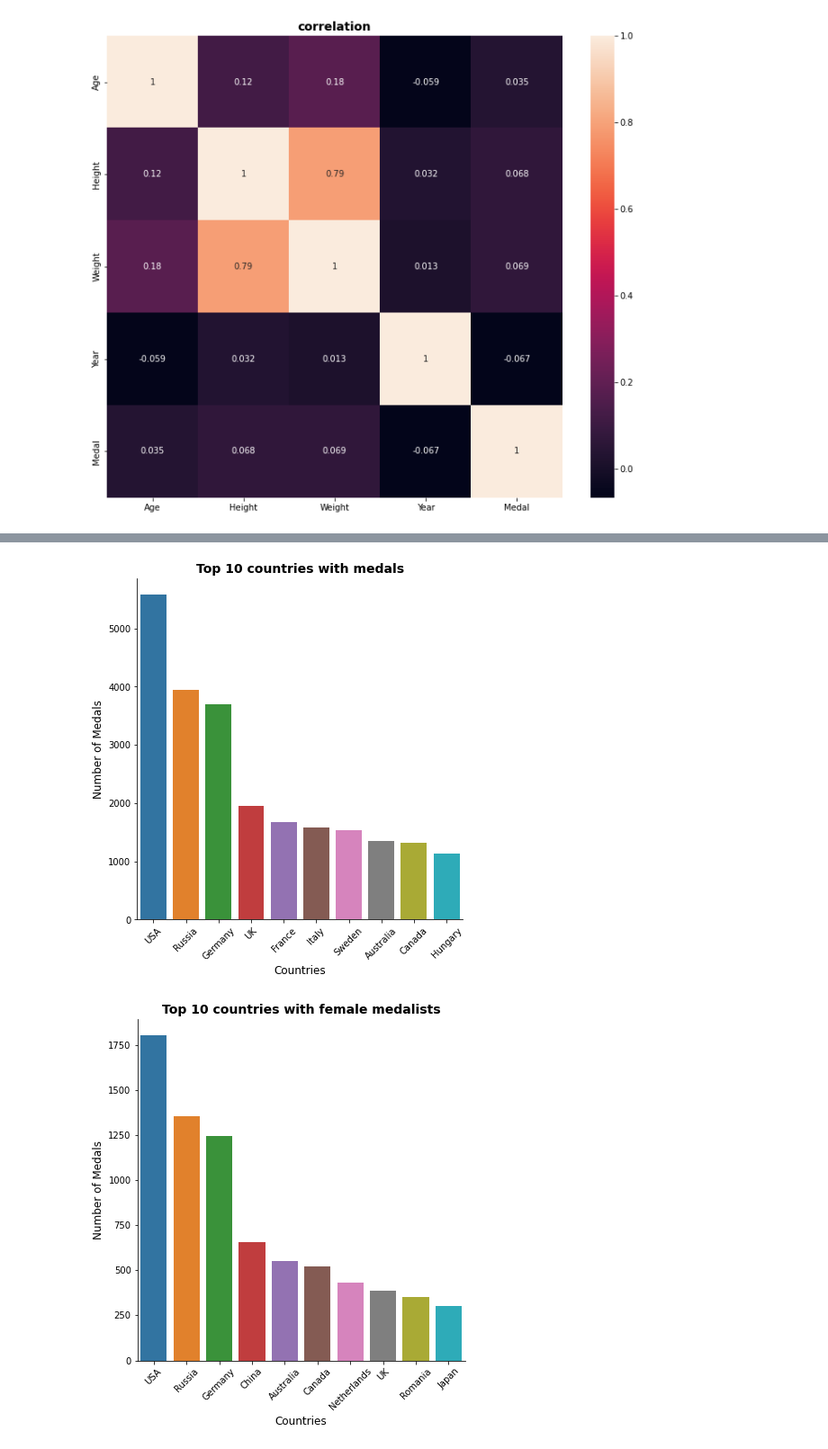
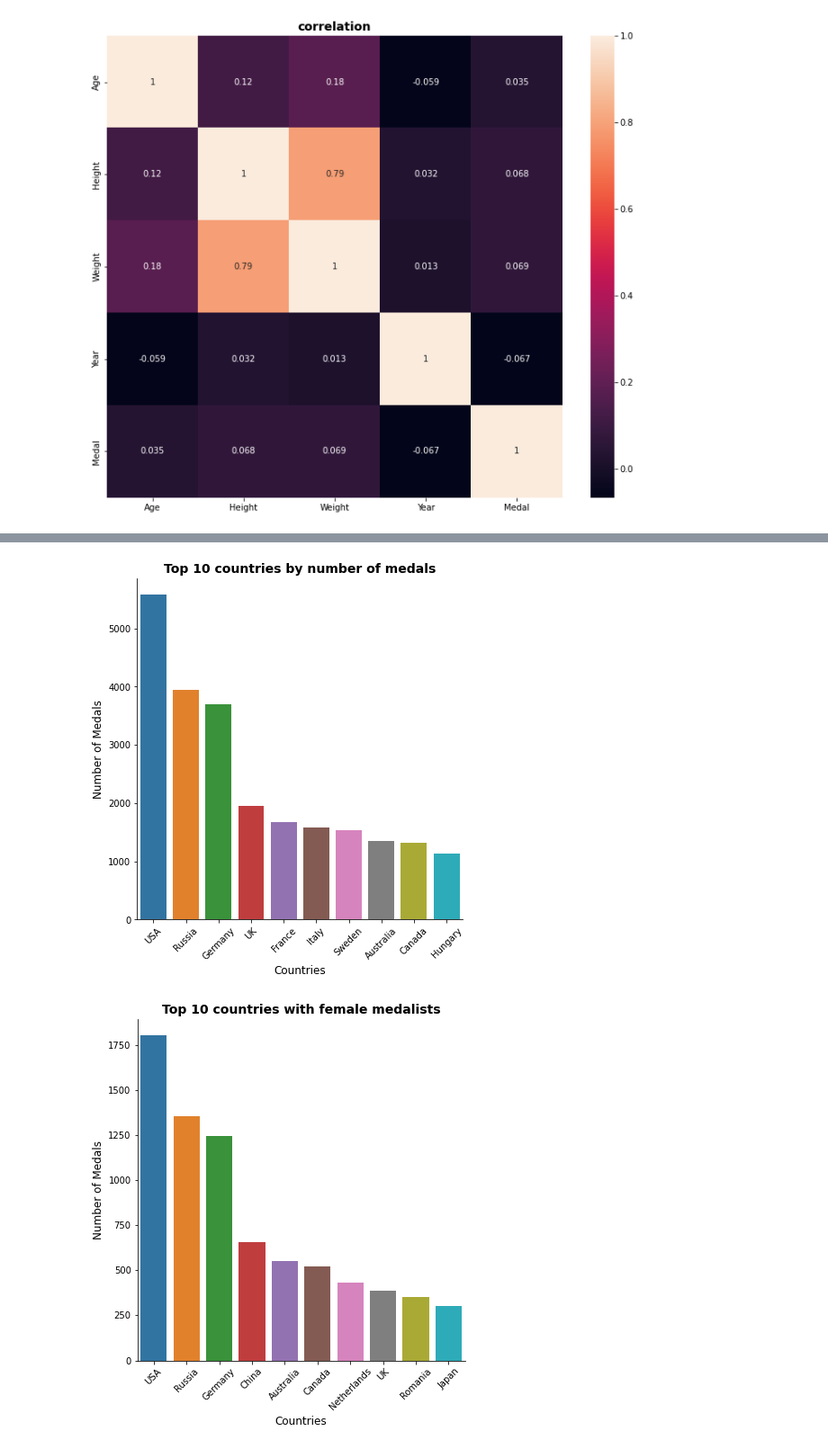
Before and after one commit to MaH1996SdN/Olympic_Games, a Jupyter notebook: Programming_Project_Olympic.ipynb, the cells around one changed output, grey strips where cells are left out. Shown: that part at 90% size. Saved outputs shown, nothing was run; the diff lists cells and outputs as text; code cells hidden in the pictures.

```diff
--- a/Programming_Project_Olympic.ipynb
+++ b/Programming_Project_Olympic.ipynb
@@ -863,14 +863,14 @@ plt.show()
 # %%
 # top 10 countries with medals
 total = Medals.Country.value_counts().reset_index(name='Medal').head(10)
 ax = sns.catplot(x="index", y="Medal", data=total, height=6, kind="bar")
 ax.set_xlabels('Countries', fontsize=12 )
 ax.set_ylabels('Number of Medals', fontsize=12)
-plt.title('Top 10 countries with medals', fontweight='bold', fontsize=14)
+plt.title('Top 10 countries by number of medals', fontweight='bold', fontsize=14)
 plt.xticks(rotation = 45)
 plt.show()
 # %% [output]
-[figure, old version]
+[figure, new version]
 # %%
 # top 10 countries with female medalists
 femaleMedalistByCountry = femaleMedalists.Country.value_counts().reset_index(name='Medal').head(10)
```
Also changed, not shown: parts of 12 cells of this notebook.
